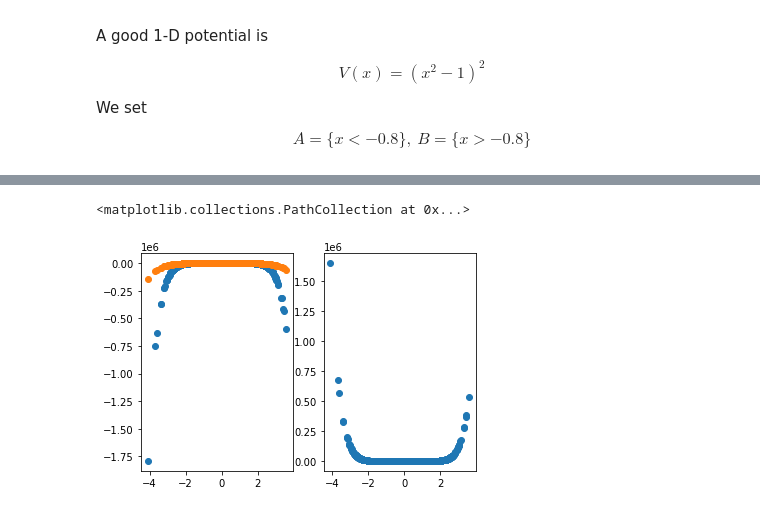
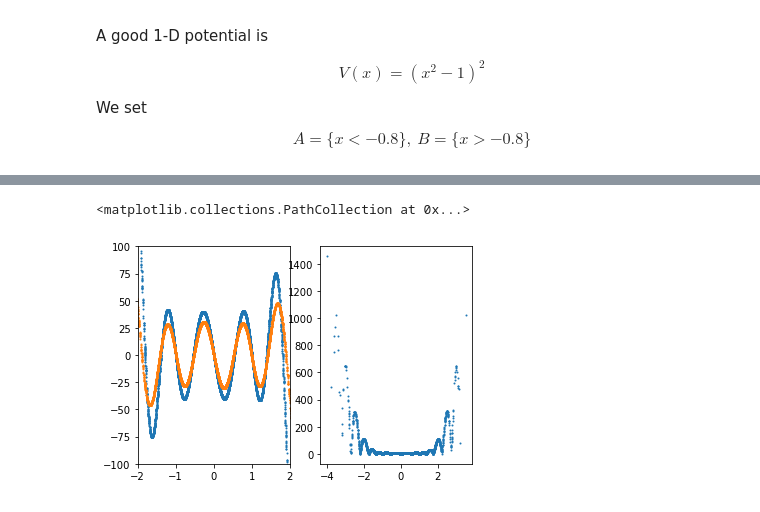
Before and after one commit to ShashankSule/TMDmaps, a Jupyter notebook: run/1D_potential.ipynb, the cells around one changed output, grey strips where cells are left out. Drawn from its saved outputs; the diff is of its cells as text; code cells hidden in the pictures.

```diff
--- a/run/1D_potential.ipynb
+++ b/run/1D_potential.ipynb
@@ -117,8 +120,8 @@ target_dmap_biased.construct_generator(biased.T)
 K_biased = target_dmap_biased.get_kernel()
 L_biased = target_dmap_biased.get_generator()
 # %%
-def f(x): return x**6 - x
-def Lf(x): return 30*(x**4) - beta*4*x*(x**2-1)*(6*(x**5) - 1)
+def f(x): return np.sin(2*np.pi*x)
+def Lf(x): return -4*(np.pi**2)*np.sin(2*np.pi*x) - beta*4*x*(x**2-1)*(2*np.pi*np.cos(2*np.pi*x))
 # %%
 # derivative on uniform set
 F_uniform = f(uniform)
@@ -157,9 +158,13 @@ LF_biased_true = Lf(biased)
 LF_biased_TMD = L_biased@F_biased
 # %%
 fig, (ax1, ax2) = plt.subplots(1,2)
-ax1.scatter(biased, LF_biased_true)
-ax1.scatter(biased, 4*LF_biased_TMD)
-ax2.scatter(biased, np.abs(LF_biased_true-4*LF_biased_TMD))
+ax1.scatter(biased, LF_biased_true, s=1.0)
+ax1.scatter(biased, 4*LF_biased_TMD, s=1.0)
+# ax1.set_xlim((-0.5,0.5))
+ax1.set_xlim((-2,2))
+ax1.set_ylim((-100,100))
+ax2.scatter(biased, np.abs(LF_biased_true-4*LF_biased_TMD), s=1.0)
+# ax2.set_xlim((-0.5,0.5))
 # %% [output]
 <matplotlib.collections.PathCollection at 0x...>
-[figure, old version]
+[figure, new version]
```
Also changed, not shown: parts of 9 cells of this notebook, 4 other files.
